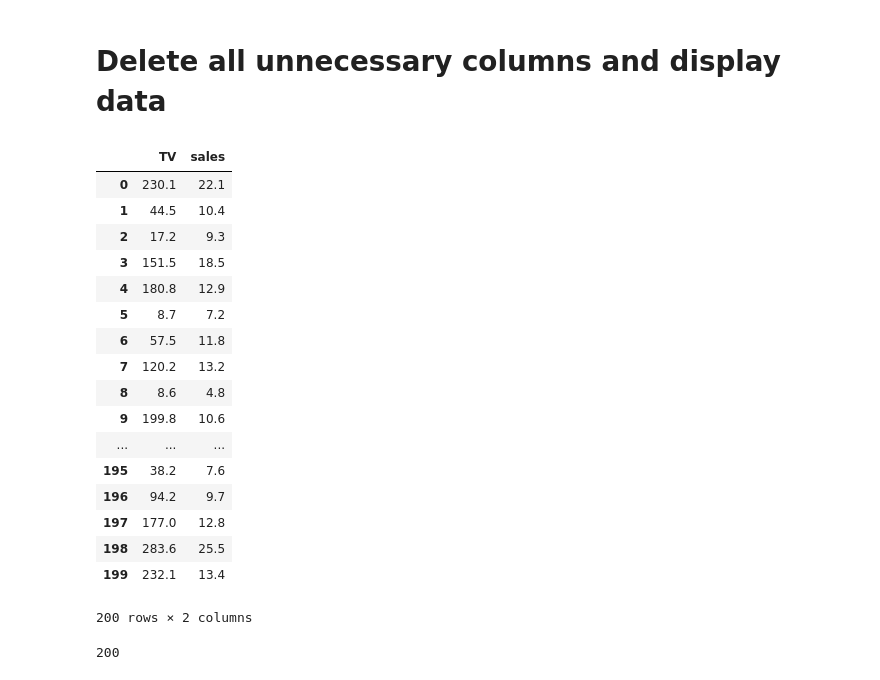
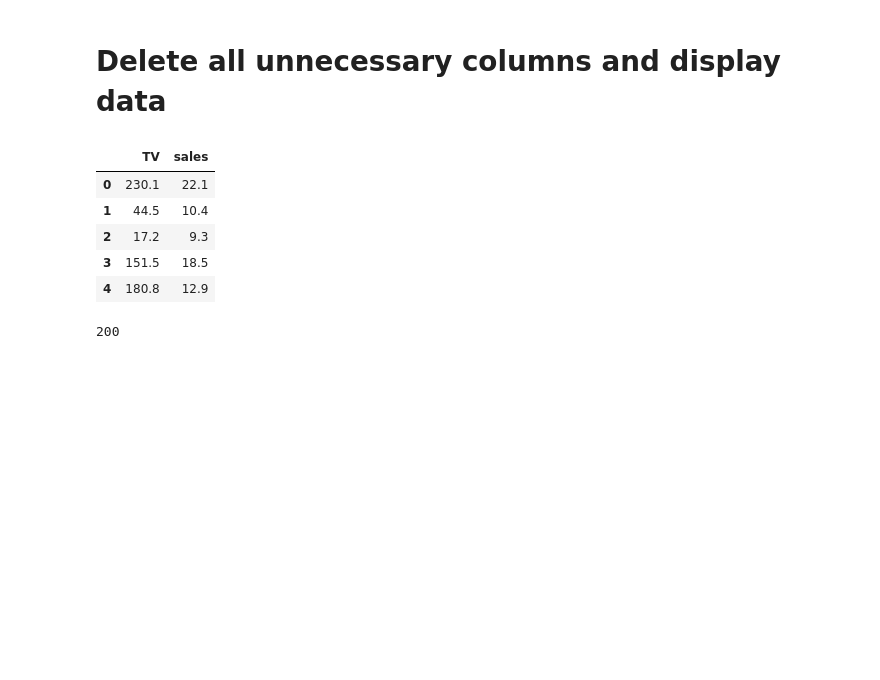
Before and after one commit to abhishekr7/cost-minimization-visual, a Jupyter notebook: sales.ipynb, the cells around one changed output. Cells and saved outputs as stored; diff of their text form; code cells hidden in the pictures; blank space fills up the shorter version.

```diff
--- a/sales.ipynb
+++ b/sales.ipynb
@@ -6,6 +10,8 @@ import pandas as pd
 # Load training data
 # %%
 df = pd.read_csv('/home/abhishek/Documents/NLP/Blog/spam-ham-classifier/Advertising.csv')
+df.drop(['Unnamed: 0','radio','newspaper'],axis = 1 , inplace=True)
+df.head()
 # %% [markdown]
 # Display data
 # %%
@@ -34,26 +40,14 @@ df
 # %%
 df.drop(['Unnamed: 0','radio','newspaper'],axis = 1 , inplace=True)
 # %%
-df
+df.head()
 # %% [output]
 |  | TV | sales |
 | 0 | 230.1 | 22.1 |
 | 1 | 44.5 | 10.4 |
 | 2 | 17.2 | 9.3 |
 | 3 | 151.5 | 18.5 |
 | 4 | 180.8 | 12.9 |
-| 5 | 8.7 | 7.2 |
-| 6 | 57.5 | 11.8 |
-| 7 | 120.2 | 13.2 |
-| 8 | 8.6 | 4.8 |
-| 9 | 199.8 | 10.6 |
-| ... | ... | ... |
-| 195 | 38.2 | 7.6 |
-| 196 | 94.2 | 9.7 |
-| 197 | 177.0 | 12.8 |
-| 198 | 283.6 | 25.5 |
-| 199 | 232.1 | 13.4 |
-200 rows × 2 columns
 # %%
 len(df)
 # %% [output]
```
Also changed, not shown: parts of 12 cells of this notebook, 5 other files.
